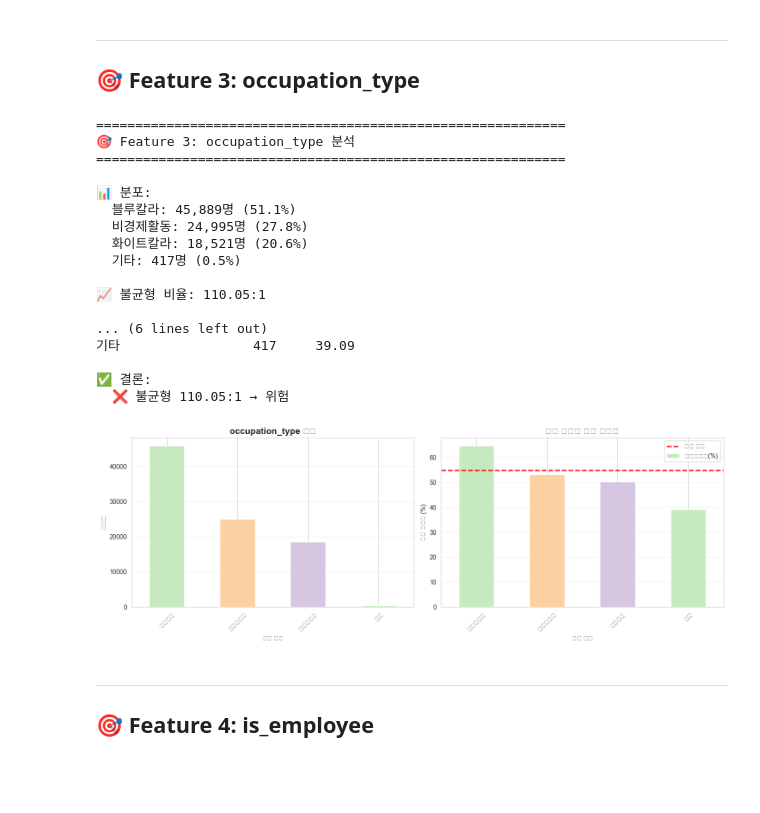
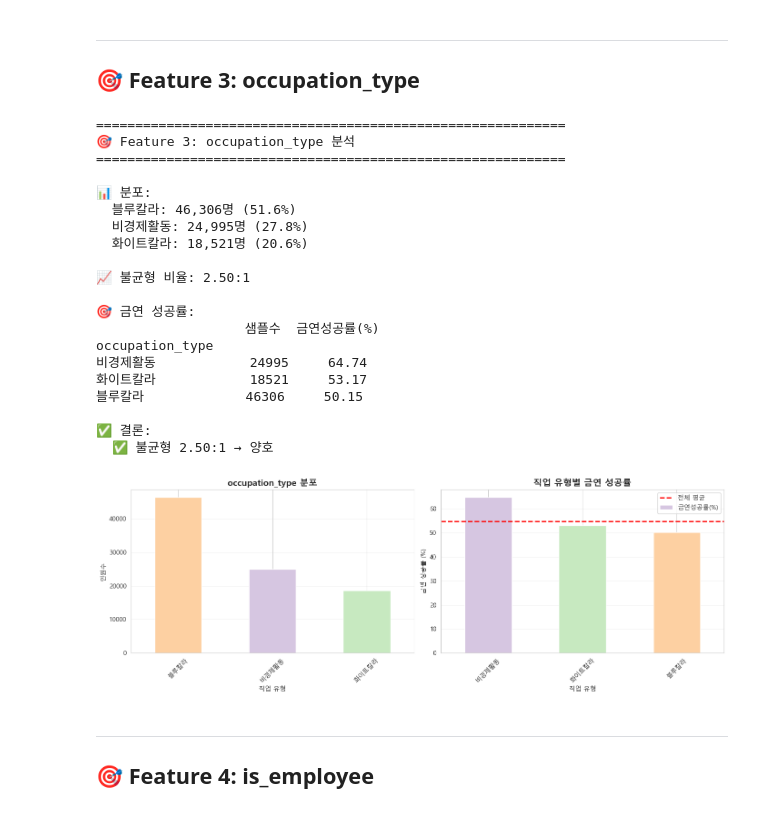
Before and after one commit to SKNetworks-AI19-250818/SKN19-2nd-2Team, a Jupyter notebook: notebooks/vfxpedia/scripts/features_anal_vfxpedia.ipynb, the cells around one changed output. Cells and saved outputs as stored; diff of their text form; code cells hidden in the pictures; blank space fills up the shorter version.

```diff
--- a/notebooks/vfxpedia/scripts/features_anal_vfxpedia.ipynb
+++ b/notebooks/vfxpedia/scripts/features_anal_vfxpedia.ipynb
@@ -362,16 +390,16 @@ def feature_occupation_type(df_merge):
     """
     직업을 3가지 유형으로 분류
     - 화이트칼라: 관리자, 전문가, 사무직
-    - 블루칼라: 서비스, 판매, 농림어업, 기능원, 장치조작, 단순노무
+    - 블루칼라: 서비스, 판매, 농림어업, 기능원, 장치조작, 단순노무, 군인, 기타
     - 비경제활동: 미취업자
     """
     conditions = [
-        df_merge['soa_06z2'].isin([1, 2, 3]),
-        df_merge['soa_06z2'].isin([4, 5, 6, 7, 8, 9]),
-        df_merge['soa_06z2'] == 88
+        df_merge['soa_06z2'].isin([1, 2, 3]),    # 화이트칼라
+        df_merge['soa_06z2'] == 88                # 비경제활동
     ]
-    choices = ['화이트칼라', '블루칼라', '비경제활동']
-    df_merge['occupation_type'] = np.select(conditions, choices, default='기타')
+    choices = ['화이트칼라', '비경제활동']
+    # 나머지는 모두 블루칼라 (군인, 무응답 포함)
+    df_merge['occupation_type'] = np.select(conditions, choices, default='블루칼라')
     return df_merge
 
 # Feature 생성
@@ -430,40 +458,43 @@ axes[0].set_title('occupation_type 분포', fontsize=14, fontweight='bold')
 axes[0].set_xlabel('직업 유형')
 axes[0].set_ylabel('인원수')
 axes[0].tick_params(axis='x', rotation=45)
 axes[0].grid(axis='y', alpha=0.3)
 
 # 금연 성공률
 colors_churn = [color_map.get(x, '#cccccc') for x in churn_by_occ.index]
 churn_by_occ['금연성공률(%)'].plot(kind='bar', ax=axes[1], color=colors_churn)
 axes[1].set_title('직업 유형별 금연 성공률', fontsize=14, fontweight='bold')
 axes[1].set_xlabel('직업 유형')
 axes[1].set_ylabel('금연 성공률 (%)')
 axes[1].tick_params(axis='x', rotation=45)
 axes[1].axhline(df['churn'].mean()*100, color='red', linestyle='--', linewidth=2, label='전체 평균')
 axes[1].legend()
 axes[1].grid(axis='y', alpha=0.3)
 
 plt.tight_layout()
 plt.show()
 # %% [output]
 ============================================================
 🎯 Feature 3: occupation_type 분석
 ============================================================
 
 📊 분포:
-  블루칼라: 45,889명 (51.1%)
+  블루칼라: 46,306명 (51.6%)
   비경제활동: 24,995명 (27.8%)
   화이트칼라: 18,521명 (20.6%)
-  기타: 417명 (0.5%)
 
-📈 불균형 비율: 110.05:1
+📈 불균형 비율: 2.50:1
 
-... (6 lines left out)
-기타                 417     39.09
+🎯 금연 성공률:
+                   샘플수  금연성공률(%)
+occupation_type
+비경제활동            24995     64.74
+화이트칼라            18521     53.17
+블루칼라             46306     50.15
 
 ✅ 결론:
-  ❌ 불균형 110.05:1 → 위험
+  ✅ 불균형 2.50:1 → 양호
-[figure, old version]
+[figure, new version]
 # %% [markdown]
 ---
 ## 🎯 Feature 4: is_employee
```
Also changed, not shown: parts of 9 cells of this notebook, 3 other files.
